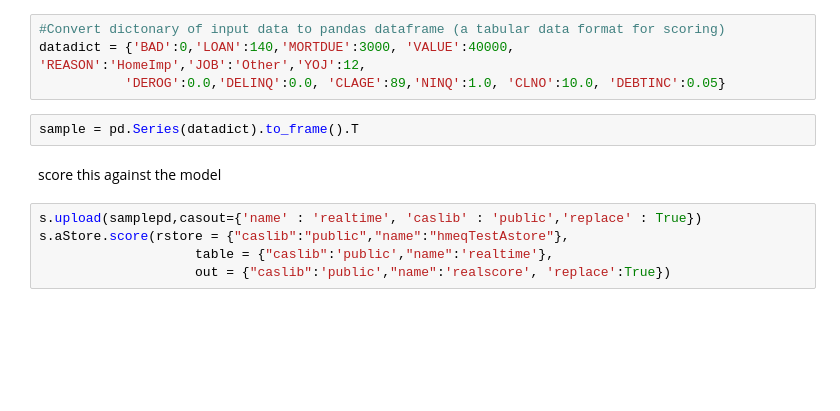
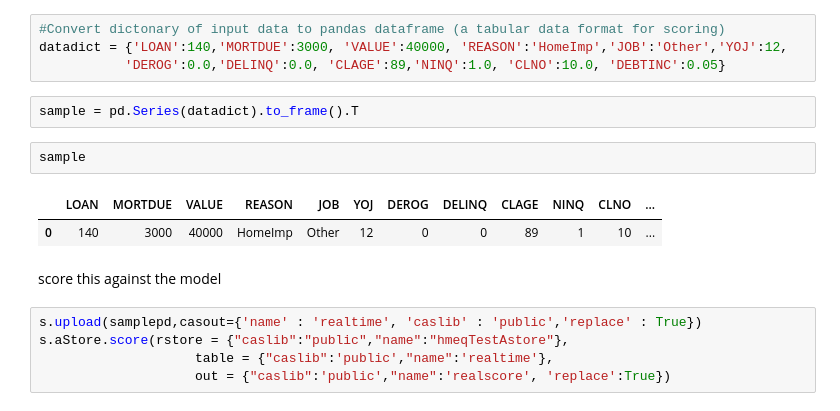
Before and after one commit to AviSoori1x/Explainable-ML-Application, a Jupyter notebook: SAS_Viya_Explainable_ML.ipynb, the cells around one changed output. Cells and saved outputs as stored; diff of their text form; blank space fills up the shorter version.

Commit message:
Fixed error in samplepd.
 Had hardcoded predicted value before

```diff
--- a/SAS_Viya_Explainable_ML.ipynb
+++ b/SAS_Viya_Explainable_ML.ipynb
@@ -102,10 +102,15 @@ NOTE: Cloud Analytic Services promoted table HMEQTESTASTORE in caslib Public to
 Let's test out the model. Create a sample observation, convert it to a pandas dataframe, then a cas table and score against the model
 # %%
 #Convert dictonary of input data to pandas dataframe (a tabular data format for scoring)
-datadict = {'BAD':0,'LOAN':140,'MORTDUE':3000, 'VALUE':40000, 'REASON':'HomeImp','JOB':'Other','YOJ':12,
+datadict = {'LOAN':140,'MORTDUE':3000, 'VALUE':40000, 'REASON':'HomeImp','JOB':'Other','YOJ':12,
            'DEROG':0.0,'DELINQ':0.0, 'CLAGE':89,'NINQ':1.0, 'CLNO':10.0, 'DEBTINC':0.05}
 # %%
 sample = pd.Series(datadict).to_frame().T
+# %%
+sample
+# %% [output]
+|  | LOAN | MORTDUE | VALUE | REASON | JOB | YOJ | DEROG | DELINQ | CLAGE | NINQ | CLNO | ... |
+| 0 | 140 | 3000 | 40000 | HomeImp | Other | 12 | 0 | 0 | 89 | 1 | 10 | ... |
 # %% [markdown]
 score this against the model
 # %%
```
Also changed, not shown: parts of 6 cells of this notebook.
